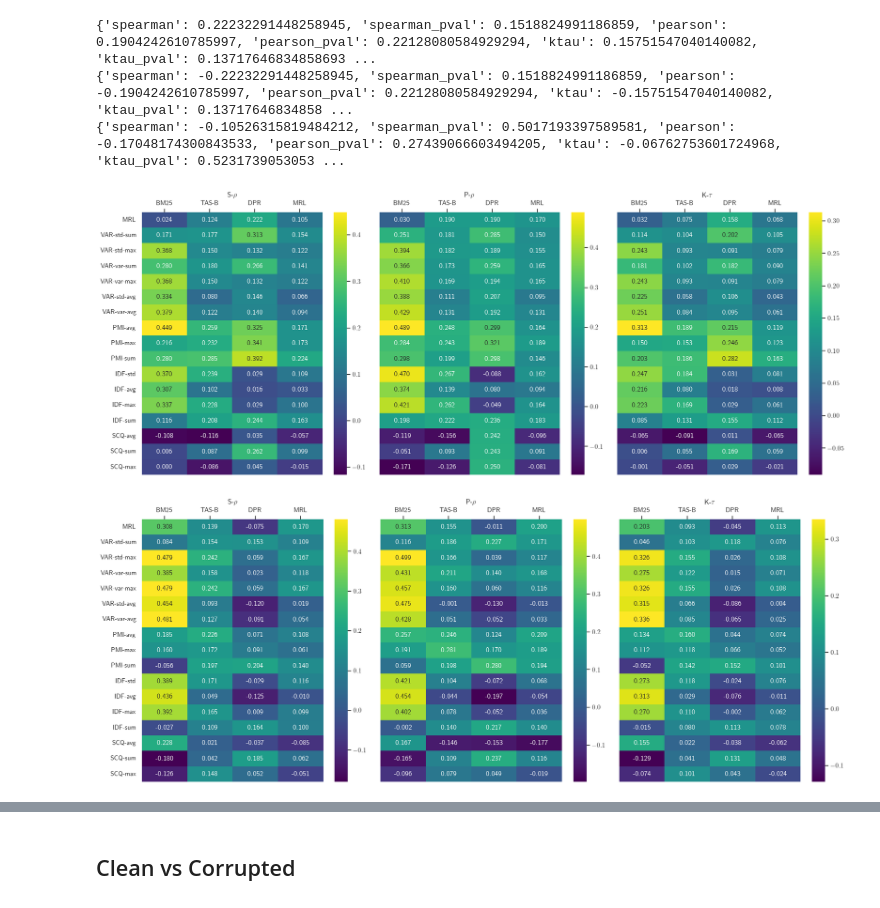
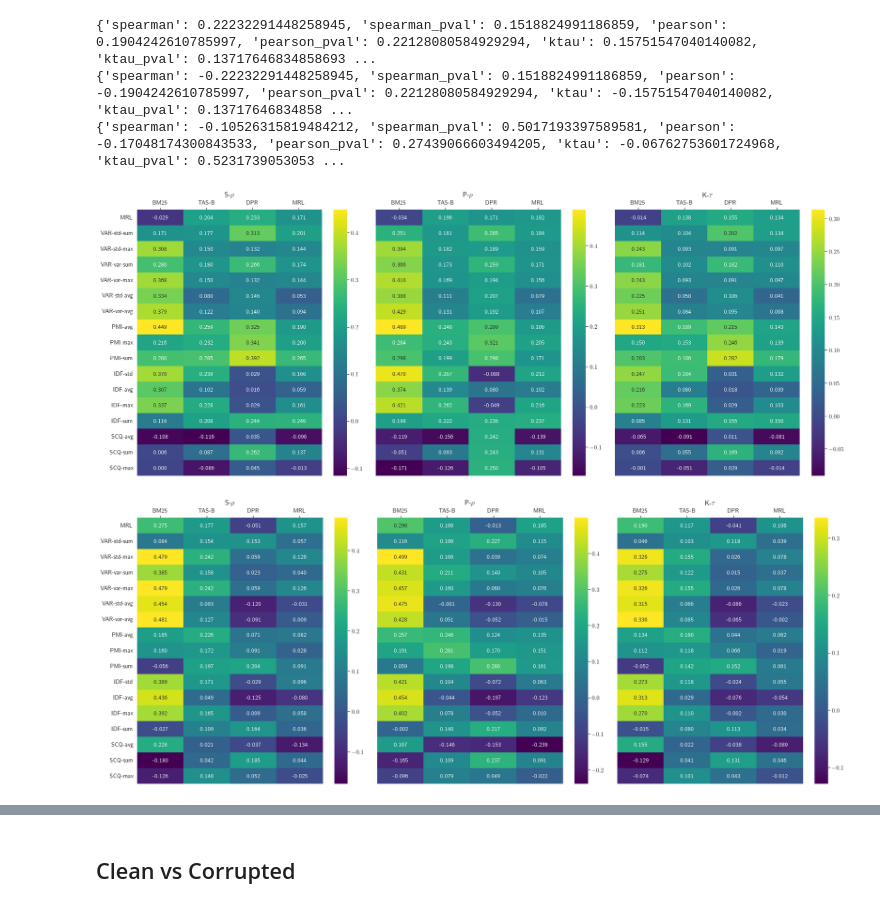
Before and after one commit to samarthbhargav/multivariate_ir, a Jupyter notebook: notebooks/gather_results.ipynb, the cells around one changed output, grey strips where cells are left out. Cells and saved outputs as stored; diff of their text form; code cells hidden in the pictures.

Commit message:
upd figs; results'

```diff
--- a/notebooks/gather_results.ipynb
+++ b/notebooks/gather_results.ipynb
@@ -273,7 +539,9 @@ QPP_MODELS = {
     #"MVRL (ND)": Path("./gathered_results/mvrl_nd_tasb_2_qpp_{method}/"),
     # "MVRL (ND, LV)": Path("./gathered_results/mvrl_nd_tasb_logvar_qpp_{method}/"),
     #"MVRL (LV)": Path("./gathered_results/mvrl_tasb_MiniLM_pseudolabels_CL_3_logvar_lr_3106_updated_runs/"),
-    "MVRL": Path("./gathered_results/mvrl_qpp_{method}/")
+    # "MVRL": Path("./gathered_results/mvrl_qpp_{method}/")
+    "MVRL-Orig": Path("./gathered_results_manual/MRL_new_qpp"),
+    # "MVRL-Ours": Path("./gathered_results/mvrl_qpp_norm/")
 }
 
 BASELINE_PATHS={
@@ -290,7 +558,9 @@ SELF_PERF_MODELS = {
    # "MVRL (ND)": Path("./gathered_results/mvrl_nd_tasb_2_updated_runs/"),
     # "MVRL (ND, LV)": Path("./gathered_results/mvrl_nd_tasb_logvar_updated_runs/"),
     # "MVRL (LV)": Path("./gathered_results/mvrl_tasb_MiniLM_pseudolabels_CL_3_logvar_lr_3106_updated_runs/"),
-    "MVRL": Path("./gathered_results/mvrl_updated_runs")
+    "MVRL-Orig": Path("./gathered_results_manual/MVRL_new/"),
+    # "MVRL-Ours": Path("./gathered_results/mvrl_updated_runs/"),
+
 }
 
 OTHER_PERF = {
@@ -309,16 +579,17 @@ OTHER_PERF = {
         "dl20": Path("../datasets/actual_performances/dl20_dpr.json"),
         "dev": Path("../datasets/actual_performances/dev_dpr.json"),
     },
-    "MVRL": {
+    "MVRL-Orig": {
         "dl19": Path("../datasets/actual_performances/dl19_mvrl.json"),
         "dl20": Path("../datasets/actual_performances/dl20_mvrl.json"),
         "dev": Path("../datasets/actual_performances/dev_mvrl.json"),
-    }
-
+    },
+    # "MVRL-Ours": {
+    #     "dl19": Path("../datasets/actual_performances/dl19_mvrl_ours.json"),
+    #     "dl20": Path("../datasets/actual_performances/dl20_mvrl_ours.json"),
+    #     "dev": Path("../datasets/actual_performances/dev_mvrl_ours.json"),
+    # }
 }
-
-QPP_METRIC = "ndcg@10"
-RUN_METRIC = "ndcg_cut_10"
 
 BL_PATH = {
     "dl19": Path("../qpp_output/pre-retrieval/dl19/"),
@@ -329,7 +600,7 @@ BL_PATH = {
 
 # "det"
 # QPP_AGG_METHODS = {"norm", "norm_recip", "sum"}
-QPP_AGG_METHODS = {"norm"}
+# QPP_AGG_METHODS = {"norm"}
 FLIP_NORM = True
 
 QPP_BASELINES = [
@@ -465,7 +736,7 @@ else:
 
     qpp_rows = []
     for dset in {"dl19", "dl20"}:
-
+        # self-perf
         qpp_agg_method = "norm"
         for qpp_method, path in QPP_MODELS.items():
             run_path = SELF_PERF_MODELS[qpp_method] / (dset + ".json")
@@ -479,7 +750,6 @@ else:
             res["param"] = qpp_agg_method
             res["method_key"] = m
             qpp_rows.append(res)
-
 
         for ap_name, ap_paths in OTHER_PERF.items():
 
@@ -515,20 +785,21 @@ else:
                     qpp_rows.append(res)
 
     qpp = pd.DataFrame(qpp_rows)
-
     refs = qpp["ref"].unique().tolist()
     refs.remove("self")
 
     ref_name = {
         "BM25": "BM25",
         "TASB": "TAS-B",
-        "MVRL": "MRL",
+        "MVRL-Orig": "MRL",
+        "MVRL-Ours": "MRL-Ours",
         "DPR": "DPR"
     }
 
     method_keys = qpp["method_key"].unique()
     method_name = {
-        'MVRL(norm)': 'MRL',
+        'MVRL-Orig(norm)': 'MRL',
+        "MVRL-Ours(norm)": "MRL-Ours",
          'VAR(VAR-std-sum)': 'VAR-std-sum',
          'VAR(VAR-std-max)': 'VAR-std-max',
          'VAR(VAR-var-sum)': 'VAR-var-sum',
@@ -543,35 +814,35 @@ else:
          'IDF(IDF-max)': 'IDF-max',
          'IDF(IDF-sum)': 'IDF-sum',
          'SCQ(SCQ-avg)': 'SCQ-avg',
          'SCQ(SCQ-sum)': 'SCQ-sum',
          'SCQ(SCQ-max)': 'SCQ-max'
     }
     method_names = [method_name[_] for _ in method_keys]
 
     corr_name = {"spearman": "S-$\\rho$", "pearson": "P-$\\rho$", "ktau": "K-$\\tau$"}
 
     for dset in {"dl19", "dl20"}:
         fig, axes = plt.subplots(nrows=1, ncols=3, figsize=(18, 7), sharey=True)
         for ax, metric in zip(axes, ["spearman", "pearson", "ktau"]):
             # x axis = ref
             # y axis = method
             corr_mat = []
             for method in method_keys:
                 row = {}
                 for ref in refs:
                     row[ref_name[ref]] = qpp.query("method_key==@method and ref==@ref and dataset==@dset").iloc[0].to_dict()[metric]
                 corr_mat.append(row)
             corr_mat = pd.DataFrame(corr_mat)
 
             corr_mat.index = pd.Series(method_names)
             sns.heatmap(corr_mat, annot=True, ax=ax, fmt=".3f", cmap="viridis")
             ax.set_title(corr_name[metric])
             ax.xaxis.tick_top()
         plt.tight_layout()
         plt.savefig(f"figures/qpp_{dset}.pdf")
 # %% [output]
-[figure, old version]
+[figure, new version]
-[figure, old version]
+[figure, new version]
 # %%
 def reformat_qpp(df, drop_dev=True, drop_pval=True):
     rows = {}
```
Also changed, not shown: parts of 20 cells of this notebook, 8 other files.
